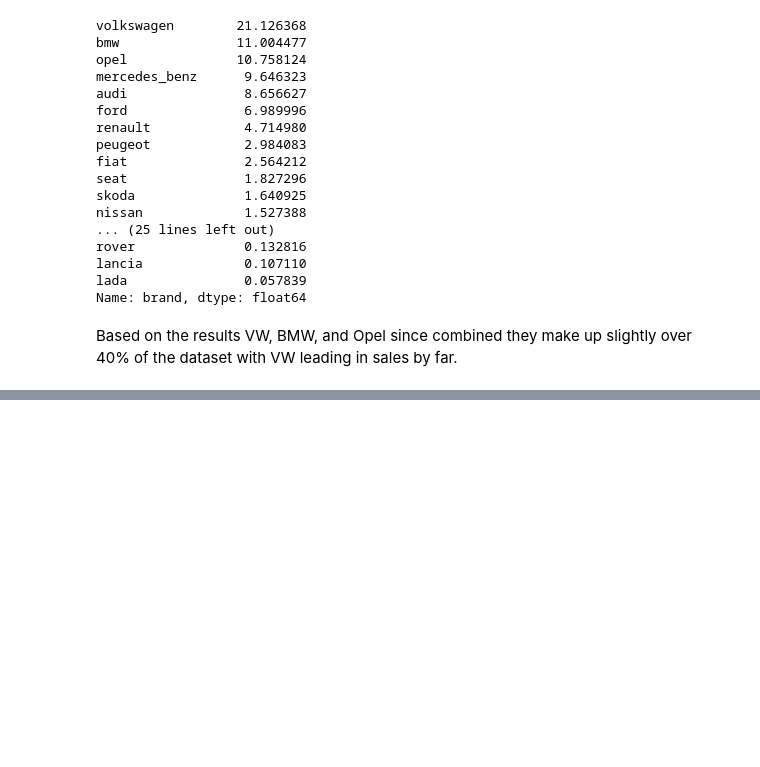
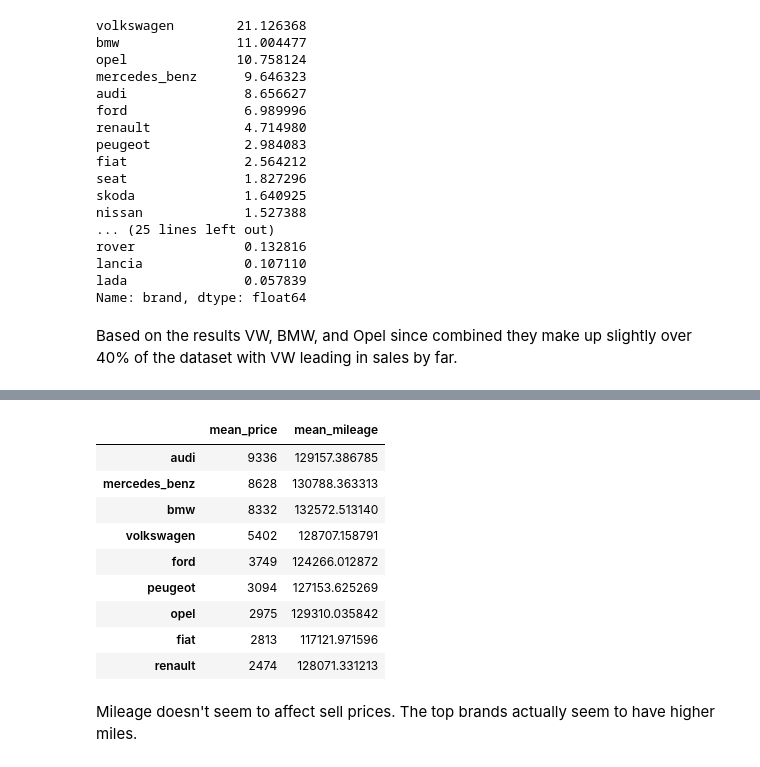
Before and after one commit to aaronsang/ai-engineer-mastery-playground, a Jupyter notebook: ebay-car-sales.ipynb, the cells around one changed output, grey strips where cells are left out. Drawn from its saved outputs; the diff is of its cells as text; code cells hidden in the pictures; blank space fills up the shorter version.

```diff
--- a/ebay-car-sales.ipynb
+++ b/ebay-car-sales.ipynb
@@ -335,7 +335,8 @@ Name: registration_year, dtype: float64
 # %% [markdown]
 Most of the vehicles were registered within the past 20 years or so.
 # %%
-autos['brand'].value_counts(normalize=True) * 100
+brands = autos['brand'].value_counts(normalize=True) * 100
+print(brands)
 # %% [output]
 volkswagen        21.126368
 bmw               11.004477
@@ -356,3 +357,6 @@ lada               0.057839
 Name: brand, dtype: float64
 # %% [markdown]
 Based on the results VW, BMW, and Opel since combined they make up slightly over 40% of the dataset with VW leading in sales by far.
+# %%
+top_brands = brands[brands > 2.0].index
+top_brands
@@ -358,0 +367,8 @@ Based on the results VW, BMW, and Opel since combined they make up slightly over
+# %%
+brand_mean_prices = {}
+for brand in top_brands:
+    brand_series = autos[autos['brand'] == brand]
+    mean_price = brand_series['price'].mean()
+    brand_mean_prices[brand] = int(mean_price)
+
+brand_mean_prices
@@ -358,0 +391,8 @@ Based on the results VW, BMW, and Opel since combined they make up slightly over
+# %%
+top_brand_mileage = {}
+for brand in top_brands:
+    brand_series = autos[autos['brand'] == brand]
+    mean_mileage = brand_series['odometer_km'].mean()
+    top_brand_mileage[brand] = mean_mileage
+
+top_brand_mileage
@@ -358,0 +409,19 @@ Based on the results VW, BMW, and Opel since combined they make up slightly over
+# %%
+brand_price_series = pd.Series(brand_mean_prices)
+mileage_series = pd.Series(top_brand_mileage)
+prices_and_mileage = pd.DataFrame(brand_price_series,columns=['mean_price'])
+prices_and_mileage['mean_mileage'] = mileage_series
+prices_and_mileage.sort_values('mean_price',ascending=False)
+# %% [output]
+|  | mean_price | mean_mileage |
+| audi | 9336 | 129157.386785 |
+| mercedes_benz | 8628 | 130788.363313 |
+| bmw | 8332 | 132572.513140 |
+| volkswagen | 5402 | 128707.158791 |
+| ford | 3749 | 124266.012872 |
+| peugeot | 3094 | 127153.625269 |
+| opel | 2975 | 129310.035842 |
+| fiat | 2813 | 117121.971596 |
+| renault | 2474 | 128071.331213 |
+# %% [markdown]
+Mileage doesn't seem to affect sell prices. The top brands actually seem to have higher miles.
```
Also changed, not shown: parts of 6 cells of this notebook.
